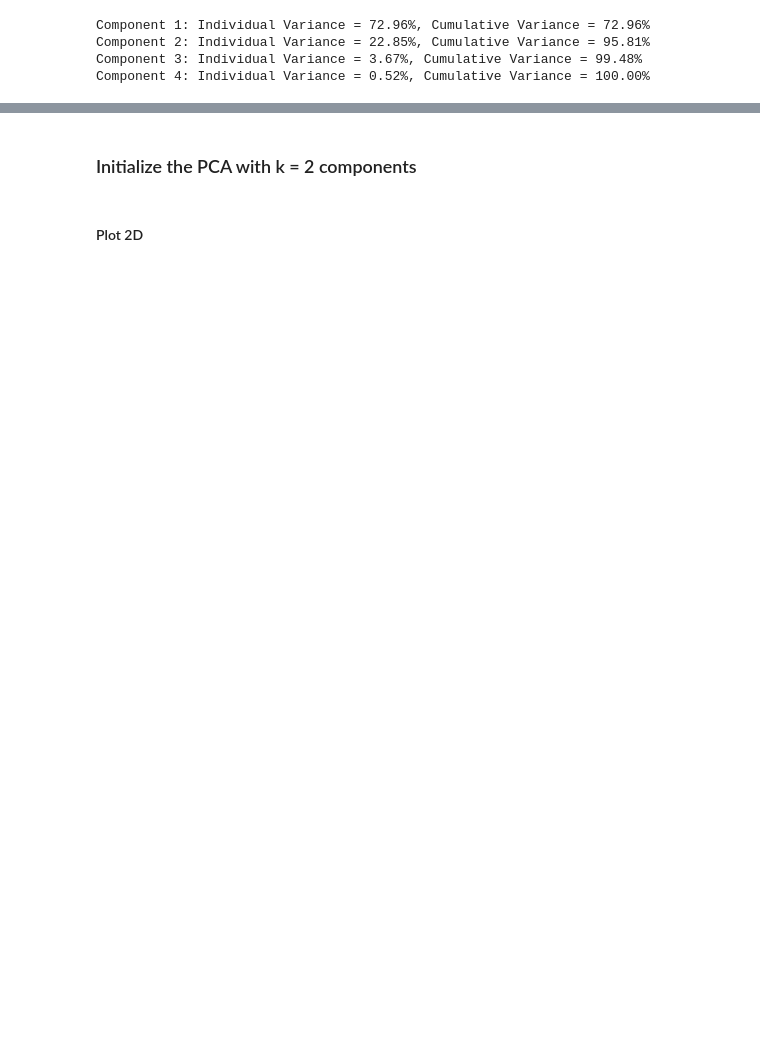
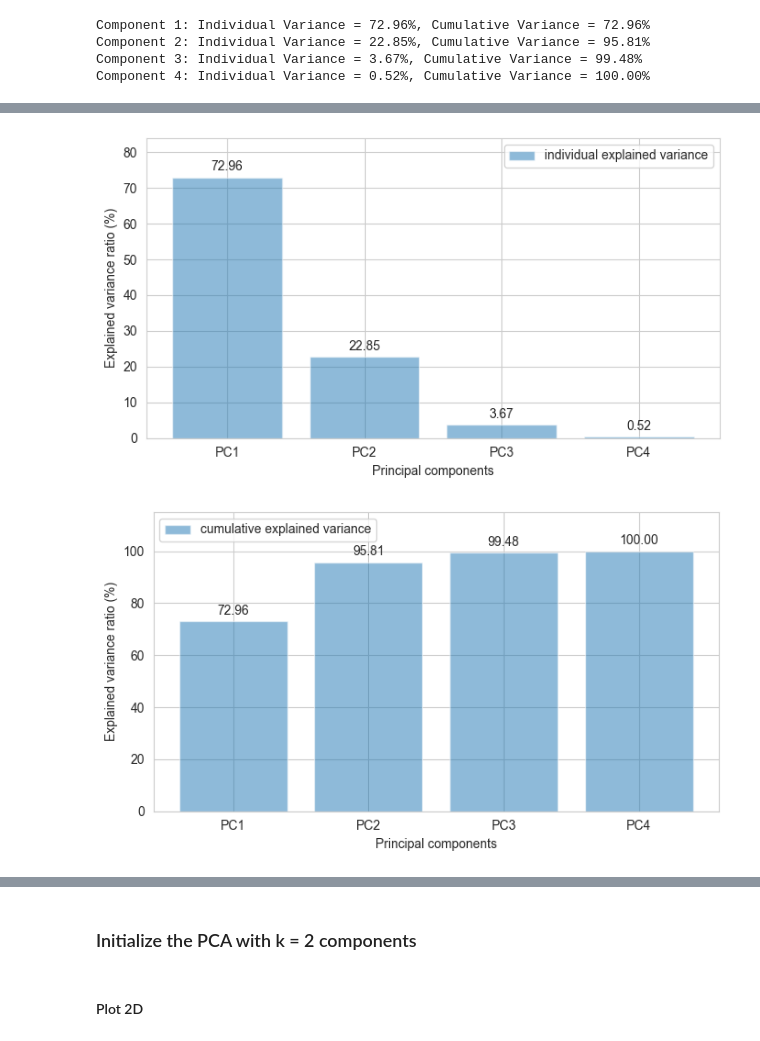
Before and after one commit to thaopham98/DataScience, a Jupyter notebook: python_analysis/A9-Dimentional Reduction.ipynb, the cells around one changed output, grey strips where cells are left out. Cells and saved outputs as stored; diff of their text form; code cells hidden in the pictures; blank space fills up the shorter version.

```diff
--- a/python_analysis/A9-Dimentional Reduction.ipynb
+++ b/python_analysis/A9-Dimentional Reduction.ipynb
@@ -193,0 +338,36 @@ with sns.axes_style("whitegrid"):
+# %%
+def bar_chart(input_label: str, input_data):
+    with sns.axes_style("whitegrid"):
+        plt.figure(figsize=(7, 4))
+
+        components = [f"PC{i+1}" for i in range(len(input_data))] # names of each bar
+
+        # Assign the bar plot to a variable (bars)
+        bars = plt.bar(
+            x = components,
+            height= input_data,
+            alpha=0.5,
+            align='center',
+            label=input_label
+            )
+
+        # Add the labels
+        # 'padding' adds a small gap between the bar and the text
+        # 'fmt' formats the number (e.g., '.2f' for two decimal places)
+        plt.bar_label(bars, padding=3, fmt='%.2f')
+
+        plt.ylabel('Explained variance ratio (%)')
+        plt.xlabel('Principal components')
+        plt.legend(loc='best')
+
+        # Adjust ylim if labels get cut off at the top
+        plt.ylim(0, max(input_data) * 1.15)
+
+        plt.tight_layout()
+        plt.show()
+# %%
+bar_chart(input_label = 'individual explained variance', input_data = var_exp)
+bar_chart(input_label = 'cumulative explained variance', input_data = cum_var_exp)
+# %% [output]
+[figure, added]
+[figure, added]
```
Also changed, not shown: parts of 60 cells of this notebook.
